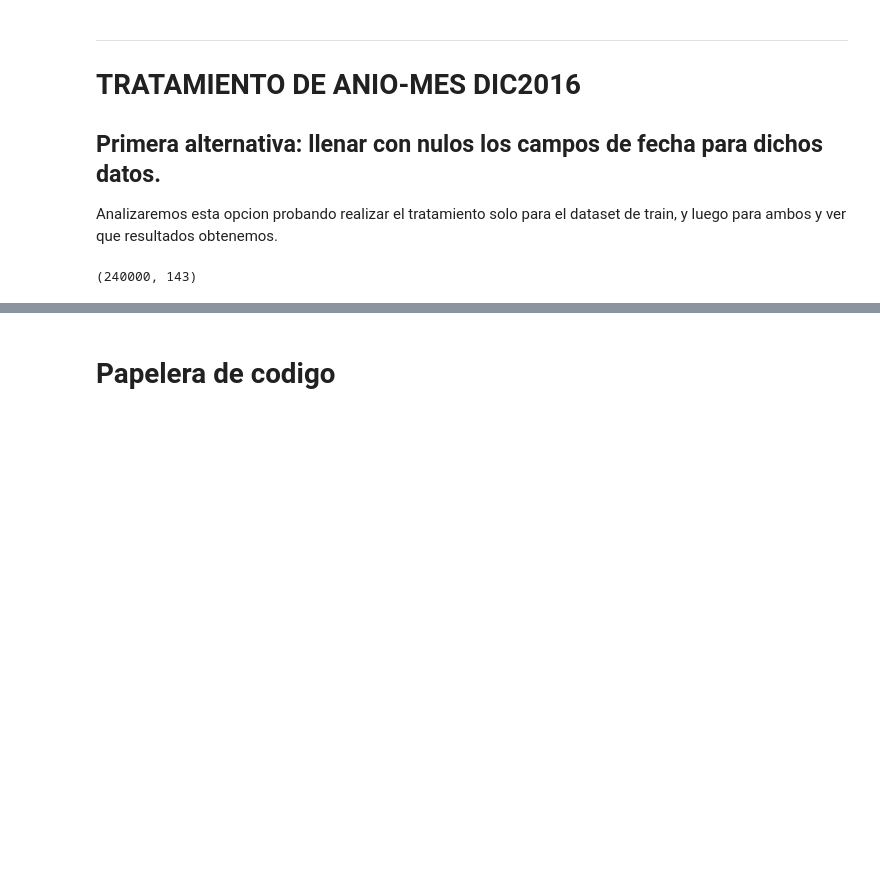
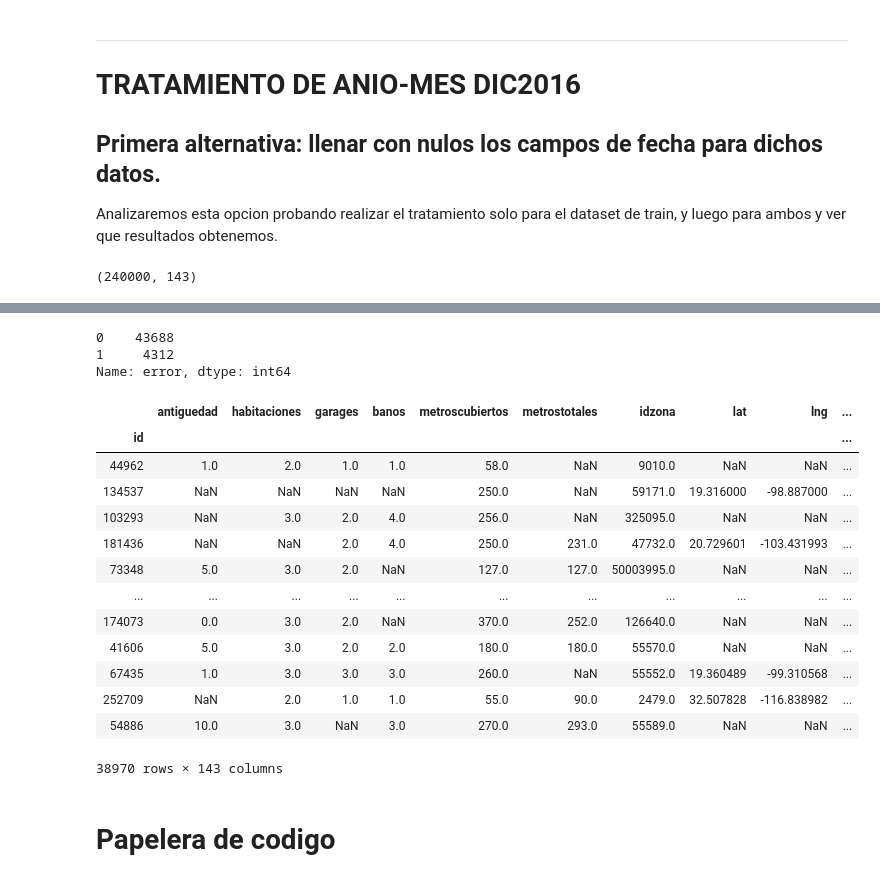
Before and after one commit to nicomatex/datos_tp2_2c2019, a Jupyter notebook: tratando_anomalias.ipynb, the cells around one changed output, grey strips where cells are left out. Saved outputs shown, nothing was run; the diff lists cells and outputs as text; code cells hidden in the pictures; blank space fills up the shorter version.

```diff
--- a/tratando_anomalias.ipynb
+++ b/tratando_anomalias.ipynb
@@ -133,0 +140,10 @@ Podemos ver entonces que cuando llenamos con nulos, el MAE pasa de **466k** a **
+# %%
+mean = train['precio'].describe()[1]
+std = train['precio'].describe()[2]
+# %%
+def bin_std(x, sup, inf):
+    if ((x<sup) & (x>inf)):
+        return 1
+    return 0
+# %%
+train['precio_confiable'] = train['precio'].map(lambda x: bin_std(x, mean+std, mean-std))
@@ -133,0 +158,3 @@ Podemos ver entonces que cuando llenamos con nulos, el MAE pasa de **466k** a **
+# %%
+train_a = train.loc[train['precio_confiable'] == 1].drop('precio_confiable', axis=1).copy()
+train_b = train.loc[train['precio_confiable'] == 0].drop('precio_confiable', axis=1).copy()
@@ -133,0 +282,6 @@ Podemos ver entonces que cuando llenamos con nulos, el MAE pasa de **466k** a **
+# %%
+df['error'].value_counts()
+# %% [output]
+0    43688
+1     4312
+Name: error, dtype: int64
@@ -134,3 +292,20 @@ Podemos ver entonces que cuando llenamos con nulos, el MAE pasa de **466k** a **
+# %%
+train_b
+# %% [output]
+|  | antiguedad | habitaciones | garages | banos | metroscubiertos | metrostotales | idzona | lat | lng | ... |
+| id |  |  |  |  |  |  |  |  |  | ... |
+| 44962 | 1.0 | 2.0 | 1.0 | 1.0 | 58.0 | NaN | 9010.0 | NaN | NaN | ... |
+| 134537 | NaN | NaN | NaN | NaN | 250.0 | NaN | 59171.0 | 19.316000 | -98.887000 | ... |
+| 103293 | NaN | 3.0 | 2.0 | 4.0 | 256.0 | NaN | 325095.0 | NaN | NaN | ... |
+| 181436 | NaN | NaN | 2.0 | 4.0 | 250.0 | 231.0 | 47732.0 | 20.729601 | -103.431993 | ... |
+| 73348 | 5.0 | 3.0 | 2.0 | NaN | 127.0 | 127.0 | 50003995.0 | NaN | NaN | ... |
+| ... | ... | ... | ... | ... | ... | ... | ... | ... | ... | ... |
+| 174073 | 0.0 | 3.0 | 2.0 | NaN | 370.0 | 252.0 | 126640.0 | NaN | NaN | ... |
+| 41606 | 5.0 | 3.0 | 2.0 | 2.0 | 180.0 | 180.0 | 55570.0 | NaN | NaN | ... |
+| 67435 | 1.0 | 3.0 | 3.0 | 3.0 | 260.0 | NaN | 55552.0 | 19.360489 | -99.310568 | ... |
+| 252709 | NaN | 2.0 | 1.0 | 1.0 | 55.0 | 90.0 | 2479.0 | 32.507828 | -116.838982 | ... |
+| 54886 | 10.0 | 3.0 | NaN | 3.0 | 270.0 | 293.0 | 55589.0 | NaN | NaN | ... |
+38970 rows × 143 columns
 # %% [markdown]
 # Papelera de codigo
 # %%
```
Also changed, not shown: parts of 32 cells of this notebook, 2 other files.
